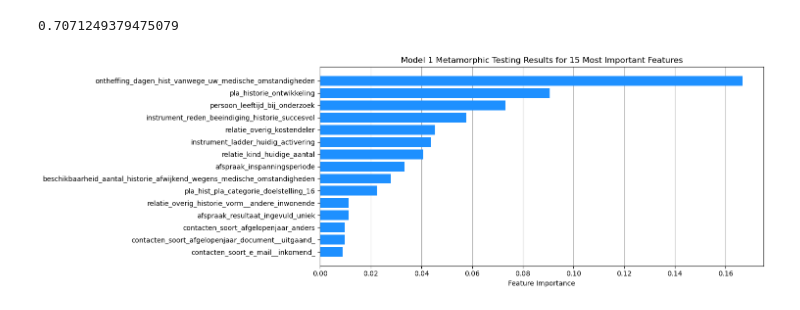
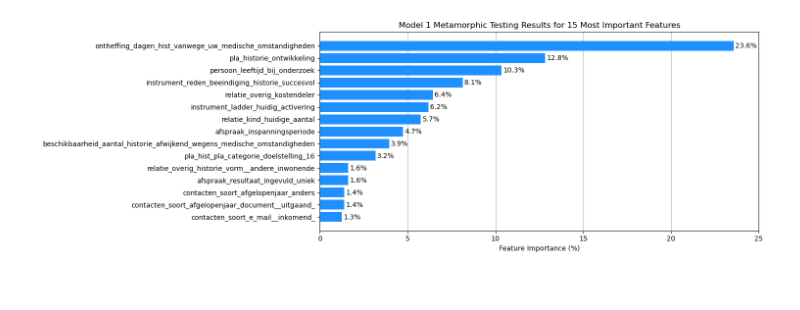
Before and after one commit to Roodster/test-val-for-ai-project, a Jupyter notebook: notebooks/results_vis.ipynb, the cells around one changed output. Saved outputs shown, nothing was run; the diff lists cells and outputs as text; code cells hidden in the pictures.

```diff
--- a/notebooks/results_vis.ipynb
+++ b/notebooks/results_vis.ipynb
@@ -15,26 +15,33 @@ important_features = lines[:15]
 
 names = [tup[0] for tup in important_features]
 values = [tup[1] for tup in important_features]
+
+model1_sum = sum([tup[1] for tup in lines])
+
+normalized_values = [x*100 / model1_sum for x in values]
-# %%
-sum([tup[1] for tup in lines])
-# %% [output]
-0.7071249379475079
 # %%
 fig, ax = plt.subplots(figsize=(15, 5))
 
-ax.barh(names, values, color='dodgerblue', zorder=2)
+ax.barh(names, normalized_values, color='dodgerblue', zorder=2)
 
-ax.set_xlabel("Feature Importance")
+for bar in ax.patches:
+    y_value, importance = bar.get_y(), bar.get_width()
+    ax.text(importance+0.1, y_value+0.58, f"{importance:.1f}%")
+
+
+ax.set_xlim(0, 25)
+
+ax.set_xlabel("Feature Importance (%)")
 ax.set_title('Model 1 Metamorphic Testing Results for 15 Most Important Features')
 
 ax.invert_yaxis()
 ax.grid(axis='x', zorder=0)
 
 fig.tight_layout()
 
-fig.savefig("../figures/model1_metamorphic.png")
+fig.savefig("../figures/model1_metamorphic.pdf")
 # %% [output]
-[figure, old version]
+[figure, new version]
 # %%
 with open(model2_path, 'r') as f:
     model2 = ''.join(f.readlines())
```
Also changed, not shown: parts of 2 cells of this notebook, 4 other files.
